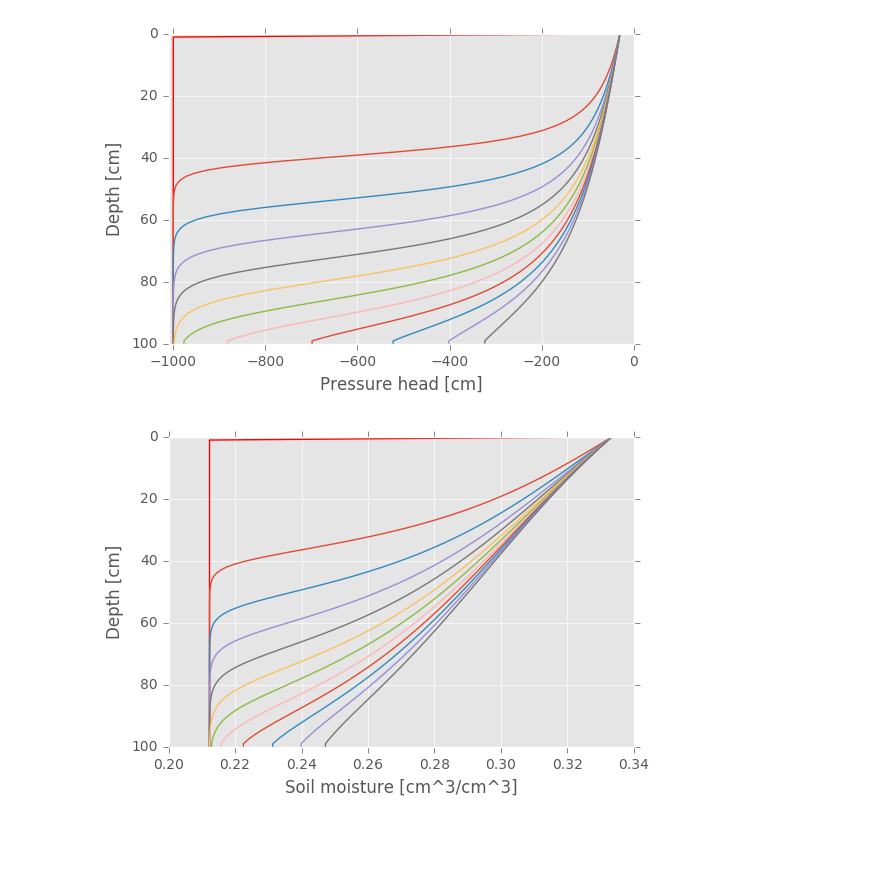
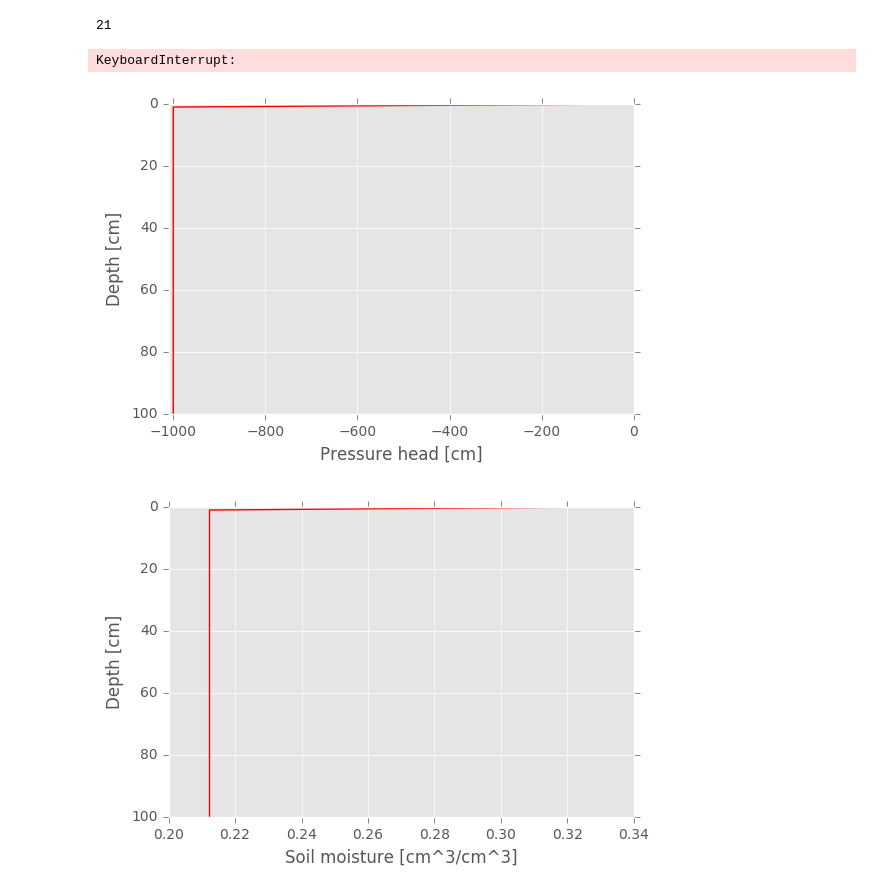
Before and after one commit to octavia-crompton/SWE, a Jupyter notebook: richards/Richards picard.ipynb, the cells around one changed output. Drawn from its saved outputs; the diff is of its cells as text; code cells hidden in the pictures; blank space fills up the shorter version.

```diff
--- a/richards/Richards picard.ipynb
+++ b/richards/Richards picard.ipynb
@@ -85,6 +70,21 @@ def vanGenuchten(h,phi) :
     C =  -alpha*n*np.sign(h)*(1./n - 1)*(alpha*abs(h))**(n - 1)*(theta_R -
          theta_S)*((alpha*abs(h))**n + 1)**(1/n - 2);
     return [C,K,theta]
+# %%
+# Initial conditions
+htop = 30
+hbottom = -1000
+hinit = -1000*np.ones(nz)
+hinit[0] = htop
+hinit[nz-1] = hbottom
+# %%
+# Define time variables
+dt = 10. # [s]
+tmin = 0 # [s]
+tmax = 200 # [s]
+t = np.arange(tmin, tmax+1, dt)  #(tmin:dt:tmax);
+nt =  t.shape[0] # Define boundary conditions at top and bottoms
+iterations = np.zeros([nt-1,1]);
 # %%
 [Ctop,Ktop,thetatop] = vanGenuchten(htop,phi)
 [Cbottom,Kbottom,thetabottom] = vanGenuchten(hbottom,phi)
@@ -98,3 +96,7 @@ iterations = np.zeros([nt-1,1]);
+# %%
+nt
+# %% [output]
+21
 # %%
 plt.figure(1);
 plt.plot(hinit,z,'r-');
@@ -111,10 +113,12 @@ plt.ylabel('Depth [cm]');
 plt.gca().invert_yaxis()
 
 
-for i in range(1, nt): # Initialize the Picard iteration solver
-    import pdb
-    hn  = H[:,i-1]
-    hnp1m = hn
+ # Define the container for an iteration counter
+iterations = np.zeros([nt-1,1]);
+
+# Initialize the Picard iteration solver
+for i in range(1, nt):
+    hnp1m =  H[:,i-1]
     #Enter the iteration step
     thetan = THETA[:,i-1]
     #Define a dummy stopping variable
@@ -123,62 +127,60 @@ for i in range(1, nt): # Initialize the Picard iteration solver
     niter = 0
     while(stop_flag==0): # Get C,K,theta
         [cnp1m,knp1m,thetanp1m] = vanGenuchten(hnp1m,phi);
-        #  1. Compute the individual elements of the A matrix for LHS
+        #  Compute the individual elements of the A matrix for LHS
         C = np.diag(cnp1m);
         kbarplus = (1/2.)*MPlus.dot(knp1m);
         Kbarplus = np.diag(kbarplus);
         kbarminus = (1/2.)*MMinus.dot(knp1m);
         Kbarminus = np.diag(kbarminus);
         A = (1/dt)*C - 1/((dz)**2)*(Kbarplus.dot(DeltaPlus) - Kbarminus.dot(DeltaMinus));
-        # 2. Compute the residual of MPFD (RHS)
-        R_MPFD = (1/(dz**2))*(Kbarplus.dot(DeltaPlus).dot(hnp1m) - Kbarminus.dot(DeltaMinus).dot(hnp1m)) + \
-            (1./dz)*(kbarplus - kbarminus) - (1/dt)*(thetanp1m - thetan);
-        # 3. Compute deltam for iteration level m+1
+        #  Compute the residual of MPFD (RHS)
+        R_MPFD = (1./(dz**2))*(Kbarplus.dot(DeltaPlus).dot(hnp1m) - Kbarminus.dot(DeltaMinus).dot(hnp1m)) + \
+            (1./dz)*(kbarplus - kbarminus) - (1./dt)*(thetanp1m - thetan);
+        # Compute deltam for iteration level m+1
         deltam = np.linalg.pinv(A).dot(R_MPFD);
         # Increment iteration counter and display number of iterations
         niter = niter + 1;
 
         if max(abs(deltam[1:(nz-1)]))<stop_tol:
-            stop_flag = 1;
-            hnp1mp1 = hnp1m + deltam; # Force boundary conditions
-
+            stop_flag = 1
+            hnp1mp1 = hnp1m + deltam # Force boundary conditions
             hnp1mp1[0] = htop;
             if BottomBoundCon==0:
-                # hnp1mp1 = np.zeros_like(z)
                 hnp1mp1[nz-1] = hbottom;
             elif (BottomBoundCon==1):
-                #pdb.set_trace()
                 hnp1mp1[nz-1] = hnp1m[nz-2];
             [cnp1m,knp1m,thetanp1m] = vanGenuchten(hnp1mp1,phi);
             thetanp1mp1 = thetanp1m;
         else:
             hnp1mp1 = hnp1m + deltam;
             hnp1m = hnp1mp1; # Force boundary conditions
             hnp1m[0] = htop;
 
             if BottomBoundCon==0:
                 hnp1m[nz-1] = hbottom;
             elif BottomBoundCon==1:
                 hnp1m[nz-1] = hnp1m[nz-2];
-        # Closes while(stop_flag==0) H(:,i) = hnp1mp1;
+    # Closes while(stop_flag==0) H(:,i) = hnp1mp1;
     THETA[:,i] = thetanp1mp1;
     H[:,i] = hnp1mp1;
-    if (np.mod(i,10)==0):
-        plt.figure(1);
-        plt.plot(hnp1mp1,z);
-        plt.xlabel('Pressure head [cm]');
-        plt.ylabel('Depth [cm]');
-        #plt.gca().invert_yaxis()
-        plt.figure(2);
-        plt.plot(thetanp1mp1,z);
-        plt.xlabel('Soil moisture [cm^3/cm^3]');
-        plt.ylabel('Depth [cm]');
-        #plt.gca().invert_yaxis()
+    #     if (np.mod(i,10)==0):
+    #         plt.figure(1, figsize= (6,5))
+    #         plt.plot(hnp1mp1,z)
+    #         plt.xlabel('Pressure head [cm]')
+    #         plt.ylabel('Depth [cm]')
+    #         plt.ylim(100, 0)
+    #         plt.figure(2, figsize= (6,5))
+    #         plt.plot(thetanp1mp1,z)
+    #         plt.xlabel('Soil moisture [cm$^3/$cm$^3$]')
+    #         plt.ylabel('Depth [cm]')
+    #         plt.ylim(100, 0)
     #save number of iterations
     iterations[i-1] = niter;
 # %% [output]
+KeyboardInterrupt:
-[figure, old version]
+[figure, new version]
-[figure, old version]
+[figure, new version]
 # %%
 plt.figure(1);
 plt.plot(hnp1mp1,z);
```
Also changed, not shown: parts of 11 cells of this notebook, 6 other files.
